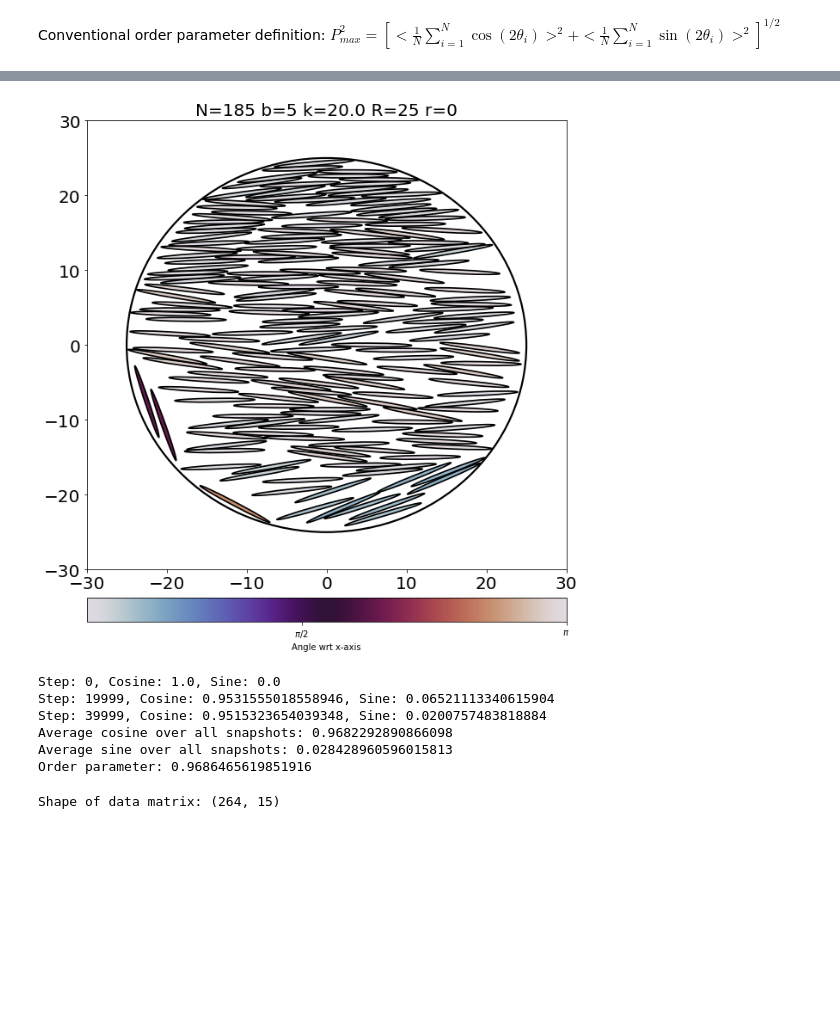
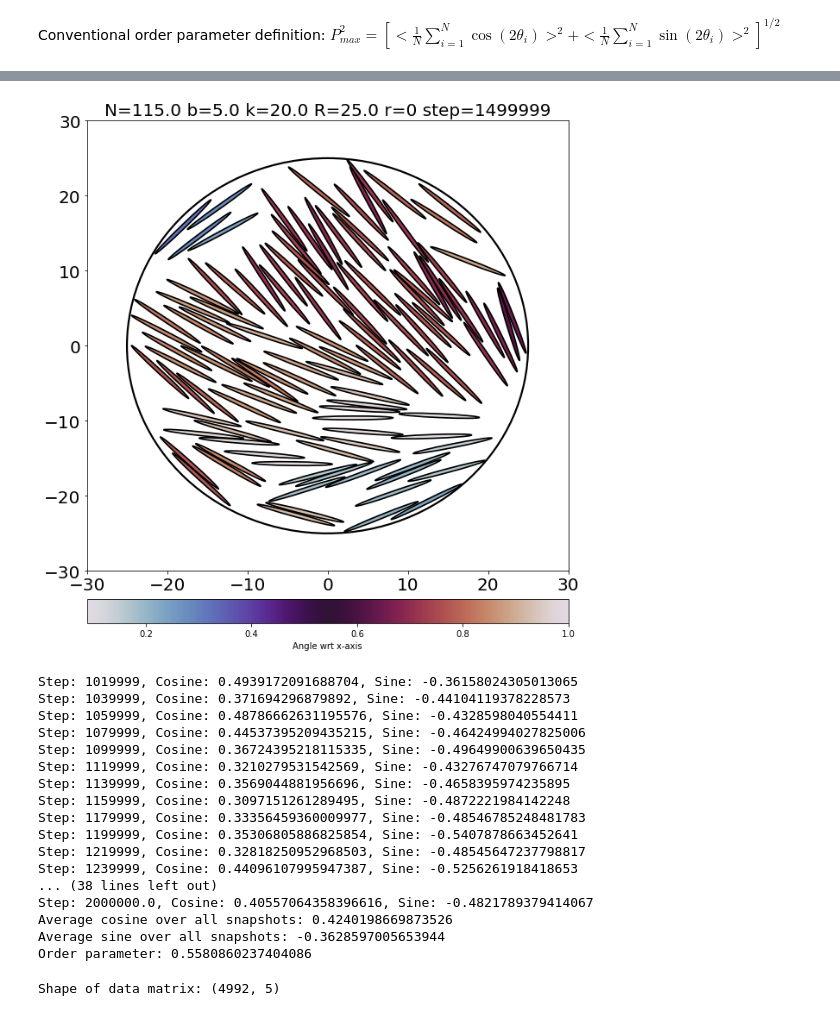
Before and after one commit to SyuW/Liquid-Crystals-Monte-Carlo, a Jupyter notebook: notebooks/PCA_Liquid_Crystals.ipynb, the cells around one changed output, grey strips where cells are left out. Drawn from its saved outputs; the diff is of its cells as text; code cells hidden in the pictures; blank space fills up the shorter version.

```diff
--- a/notebooks/PCA_Liquid_Crystals.ipynb
+++ b/notebooks/PCA_Liquid_Crystals.ipynb
@@ -179,16 +193,21 @@ for particle_number in systems.keys():
 
     for mc_step in system_state_at_mc_step.keys():
 
-        snapshot = system_state_at_mc_step[mc_step]
+        # wait for system to equilibrate
+        if mc_step >= 0:
 
-        mean_theta = np.mean([coord[-1] for coord in snapshot])
-        thetas = np.array([coord[-1] for coord in snapshot]) - mean_theta
+            snapshot = system_state_at_mc_step[mc_step]
 
-        cosine = np.mean([np.cos(2*theta) for theta in thetas])
-        sine = np.mean([np.sin(2*theta) for theta in thetas])
+            mean_theta = np.mean([coord[-1] for coord in snapshot])
 
-        cosines.append(cosine)
-        sines.append(sine)
+            # subtract out the mean angle
+            thetas = np.array([coord[-1] for coord in snapshot]) - mean_theta
+
+            cosine = np.mean([np.cos(2*theta) for theta in thetas])
+            sine = np.mean([np.sin(2*theta) for theta in thetas])
+
+            cosines.append(cosine)
+            sines.append(sine)
 
     avg_cosine = np.mean(cosines)
     avg_sine = np.mean(sines)
@@ -199,7 +218,7 @@ with plt.ioff():
     fig, ax = plt.subplots()
 
 for key in sorted(list(P2max.keys())):
-    print(f"Particle number: {key}, Order param: {P2max[key]}")
+    print(f"Particle number: {key}, Density: {key*a*b/(R**2-r**2)}, Order param: {P2max[key]}")
 
 densities = sorted([N*a*b/(R**2-r**2) for N in P2max.keys()])
 order_params = [P2max[N] for N in sorted(list(P2max.keys()))]
@@ -238,48 +257,62 @@ Particle number: 250.0, Order param: 0.8545354127779126
 # %%
-system = systems[185]
+system = systems[115]
 
-fig = system.plot_snapshot(39999, color_angles=True)
+fig = system.plot_snapshot(1499999, color_angles=True)
 
 plt.show(fig)
 
 plt.close()
 
 cosines = []
 sines = []
 
 for step in sorted(list(system.snapshots.keys())):
 
-    if step >= 0:
+    if step >= 1000000:
 
         snapshot = system.snapshots[step]
 
+        # mean angle
         mean_theta = np.mean([coord[-1] for coord in snapshot])
+
+        # subtract out the mean angle
         thetas = np.array([coord[-1] for coord in snapshot]) - mean_theta
 
-        cosine = np.mean([np.cos(2*coord[-1]) for coord in snapshot])
-        sine = np.mean([np.sin(2*coord[-1]) for coord in snapshot])
+        cosine = np.mean([np.cos(2*theta) for theta in thetas])
+        sine = np.mean([np.sin(2*theta) for theta in thetas])
 
         cosines.append(cosine)
         sines.append(sine)
 
         print(f"Step: {step}, Cosine: {cosine}, Sine: {sine}")
 
 avg_cosine = np.mean(cosines)
 avg_sine = np.mean(sines)
 
 print(f"Average cosine over all snapshots: {avg_cosine}")
 print(f"Average sine over all snapshots: {avg_sine}")
 
 order_param = np.sqrt(avg_cosine**2 + avg_sine**2)
 print(f"Order parameter: {order_param}")
 # %% [output]
-[figure, old version]
+[figure, new version]
-Step: 0, Cosine: 1.0, Sine: 0.0
-Step: 19999, Cosine: 0.9531555018558946, Sine: 0.06521113340615904
-Step: 39999, Cosine: 0.9515323654039348, Sine: 0.0200757483818884
-Average cosine over all snapshots: 0.9682292890866098
-Average sine over all snapshots: 0.028428960596015813
-Order parameter: 0.9686465619851916
+Step: 1019999, Cosine: 0.4939172091688704, Sine: -0.36158024305013065
+Step: 1039999, Cosine: 0.371694296879892, Sine: -0.44104119378228573
+Step: 1059999, Cosine: 0.48786662631195576, Sine: -0.4328598040554411
+Step: 1079999, Cosine: 0.44537395209435215, Sine: -0.46424994027825006
+Step: 1099999, Cosine: 0.36724395218115335, Sine: -0.49649900639650435
+Step: 1119999, Cosine: 0.3210279531542569, Sine: -0.43276747079766714
+Step: 1139999, Cosine: 0.3569044881956696, Sine: -0.4658395974235895
+Step: 1159999, Cosine: 0.3097151261289495, Sine: -0.4872221984142248
+Step: 1179999, Cosine: 0.33356459360009977, Sine: -0.48546785248481783
+Step: 1199999, Cosine: 0.35306805886825854, Sine: -0.5407878663452641
+Step: 1219999, Cosine: 0.32818250952968503, Sine: -0.48545647237798817
+Step: 1239999, Cosine: 0.44096107995947387, Sine: -0.5256261918418653
+... (38 lines left out)
+Step: 2000000.0, Cosine: 0.40557064358396616, Sine: -0.4821789379414067
+Average cosine over all snapshots: 0.4240198669873526
+Average sine over all snapshots: -0.3628597005653944
+Order parameter: 0.5580860237404086
 # %%
 def create_feature_vectors_from_snapshot(coordinates, num_features, num_samples,
                                          feature_func=lambda x, y: abs(np.cos(x - y))):
@@ -366,7 +399,7 @@ for particle_number in systems.keys():
     # iterate over Monte Carlo steps
     for mc_step in system_state_at_mc_step.keys():
 
-        if mc_step == max(system_state_at_mc_step.keys()):
+        if mc_step >= 999999:
 
             # Get snapshot of system at Monte Carlo step
             snapshot = system_state_at_mc_step[mc_step]
@@ -390,7 +423,7 @@ data_matrix = np.stack(data_matrix, axis=0)
 
 print(f"Shape of data matrix: {data_matrix.shape}")
 # %% [output]
-Shape of data matrix: (264, 15)
+Shape of data matrix: (4992, 5)
 # %%
 pca = PCA()
 pca.fit(data_matrix)
```
Also changed, not shown: parts of 13 cells of this notebook, 5 other files.
